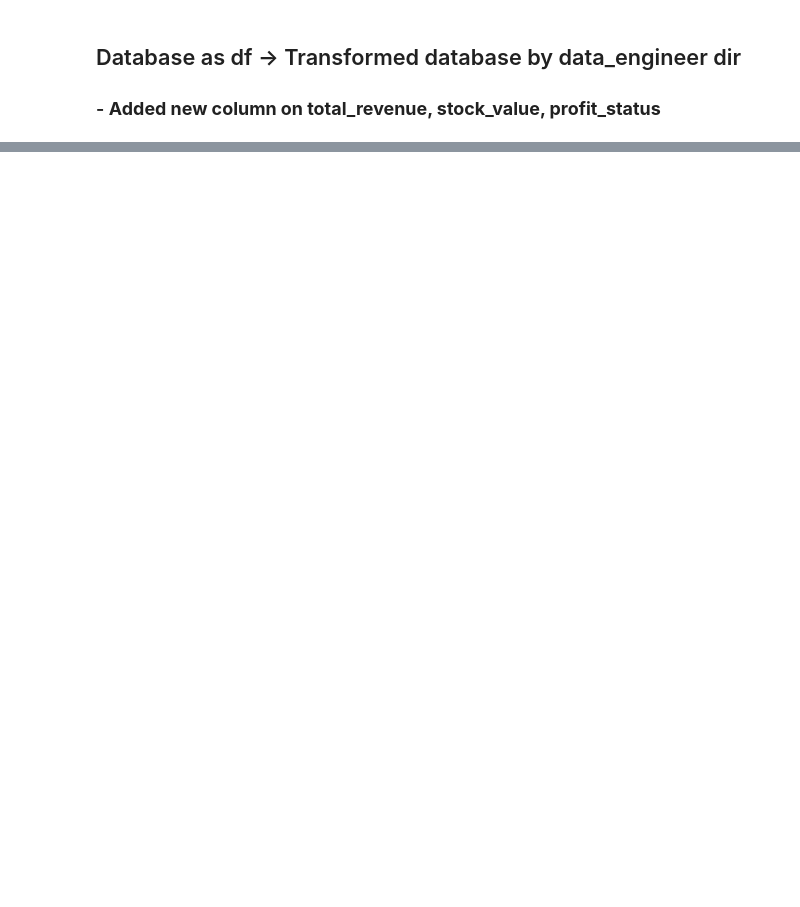
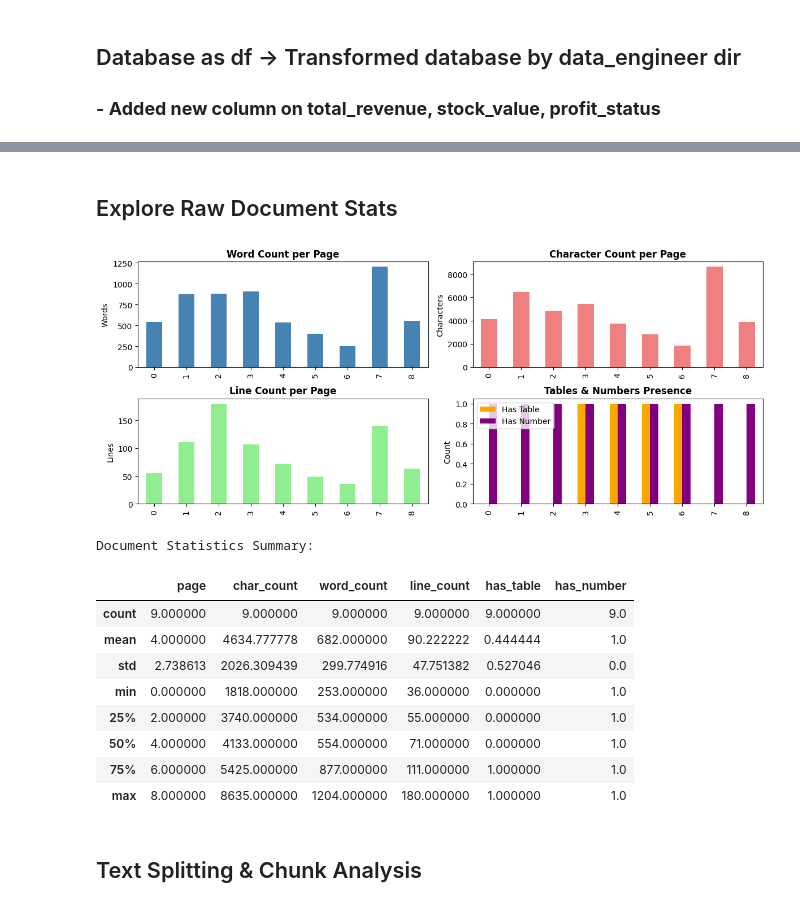
Before and after one commit to Mipjeiger/Fashion-recommendation-RAG-Finetuing-LLM-ML-Engineer-end-to-end, a Jupyter notebook: pipelines/ai_engineer/LLM/llm.ipynb, the cells around one changed output, grey strips where cells are left out. Cells and saved outputs as stored; diff of their text form; code cells hidden in the pictures; blank space fills up the shorter version.

Commit message:
building finetuning + RAG + FAISS vector database

```diff
--- a/pipelines/ai_engineer/LLM/llm.ipynb
+++ b/pipelines/ai_engineer/LLM/llm.ipynb
@@ -81,0 +103,8 @@ df
+# %%
+# Load documents for FAISS vector store
+loader = PyPDFLoader(str(ROOT_DIR / 'ai_engineer' / 'FAISS' / 'Docs' / 'PDF_ecommerce_revenue.pdf'))
+documents = loader.load()
+
+print(f"Loaded {len(documents)} documents.")
+print(f"First document content:\n{documents[0].page_content[:1000]}...")
+print(f"Metadata of the first document:\n{documents[0].metadata}")
@@ -81,0 +130,62 @@ df
+# %% [markdown]
+##  Explore Raw Document Stats
+# %%
+import matplotlib.pyplot as plt
+
+page_records = []
+for i, p in enumerate(documents):
+    text = p.page_content
+    page_records.append({
+        'page': p.metadata.get('page', i),
+        'char_count': len(text),
+        'word_count': len(text.split()),
+        'line_count': text.count('\n'),
+        'has_table': int('Table' in text or 'table' in text),  # Convert to numeric
+        'has_number': int(any(char.isdigit() for char in text))  # Convert to numeric
+    })
+
+df_pages = pd.DataFrame(page_records)
+
+# Create proper 2x2 subplot layout
+fig, axes = plt.subplots(2, 2, figsize=(12, 5))
+
+# Plot 1: Word Count per Page
+df_pages['word_count'].plot(kind='bar', ax=axes[0, 0], color='steelblue')
+axes[0, 0].set_title('Word Count per Page', fontsize=12, fontweight='bold')
+axes[0, 0].set_ylabel('Words')
+
+# Plot 2: Character Count per Page
+df_pages['char_count'].plot(kind='bar', ax=axes[0, 1], color='lightcoral')
+axes[0, 1].set_title('Character Count per Page', fontsize=12, fontweight='bold')
+axes[0, 1].set_ylabel('Characters')
+
+# Plot 3: Line Count per Page
+df_pages['line_count'].plot(kind='bar', ax=axes[1, 0], color='lightgreen')
+axes[1, 0].set_title('Line Count per Page', fontsize=12, fontweight='bold')
+axes[1, 0].set_ylabel('Lines')
+
+# Plot 4: Tables & Numbers Presence (converted to numeric)
+df_pages[['has_table', 'has_number']].plot(kind='bar', ax=axes[1, 1], color=['orange', 'purple'])
+axes[1, 1].set_title('Tables & Numbers Presence', fontsize=12, fontweight='bold')
+axes[1, 1].set_ylabel('Count')
+axes[1, 1].legend(['Has Table', 'Has Number'])
+
+plt.tight_layout()
+plt.show()
+
+print("Document Statistics Summary:")
+display(df_pages.describe())
+# %% [output]
+[figure, added]
+Document Statistics Summary:
+|  | page | char_count | word_count | line_count | has_table | has_number |
+| count | 9.000000 | 9.000000 | 9.000000 | 9.000000 | 9.000000 | 9.0 |
+| mean | 4.000000 | 4634.777778 | 682.000000 | 90.222222 | 0.444444 | 1.0 |
+| std | 2.738613 | 2026.309439 | 299.774916 | 47.751382 | 0.527046 | 0.0 |
+| min | 0.000000 | 1818.000000 | 253.000000 | 36.000000 | 0.000000 | 1.0 |
+| 25% | 2.000000 | 3740.000000 | 534.000000 | 55.000000 | 0.000000 | 1.0 |
+| 50% | 4.000000 | 4133.000000 | 554.000000 | 71.000000 | 0.000000 | 1.0 |
+| 75% | 6.000000 | 5425.000000 | 877.000000 | 111.000000 | 1.000000 | 1.0 |
+| max | 8.000000 | 8635.000000 | 1204.000000 | 180.000000 | 1.000000 | 1.0 |
+# %% [markdown]
+## Text Splitting & Chunk Analysis
```
Also changed, not shown: parts of 14 cells of this notebook, 5 other files.
